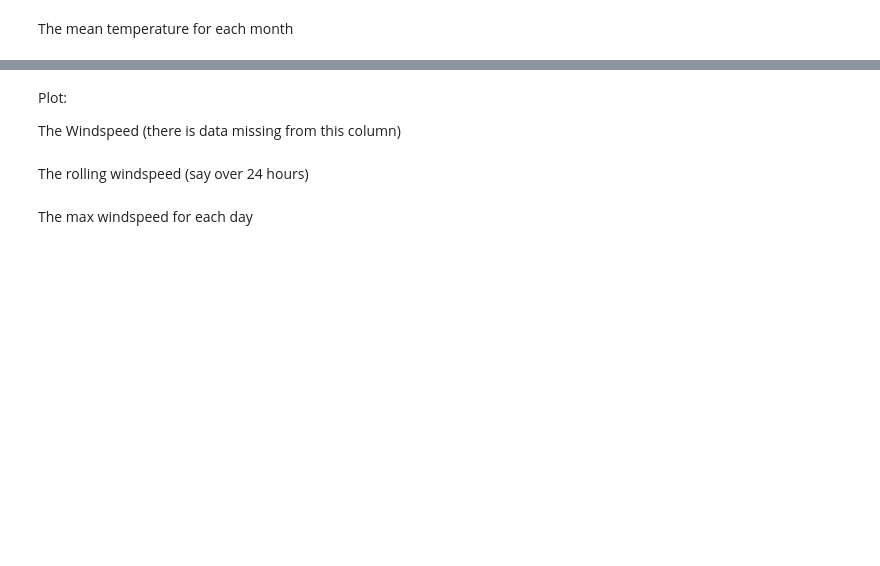
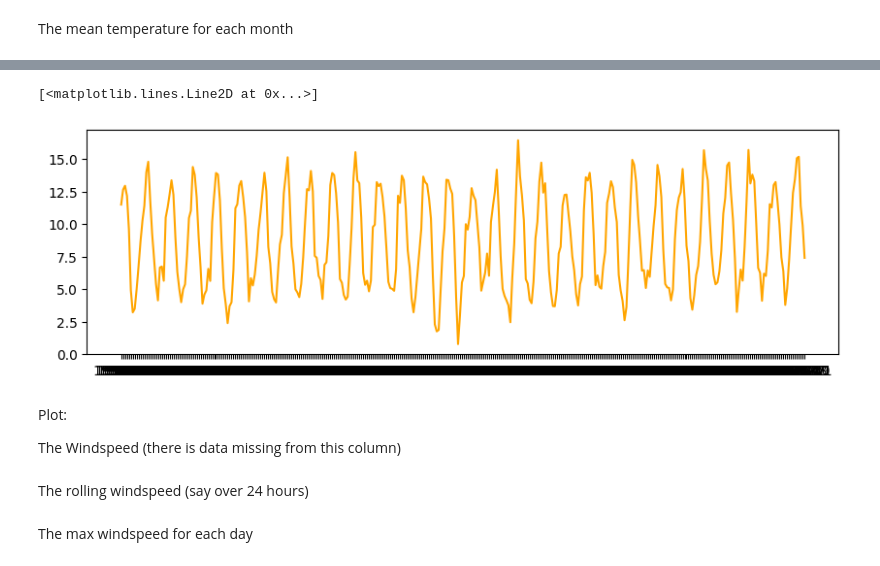
Before and after one commit to quyenphanlyons/programming-for-data-analytics, a Jupyter notebook: assignments/assignment06-weather.ipynb, the cells around one changed output, grey strips where cells are left out. Cells and saved outputs as stored; diff of their text form; code cells hidden in the pictures; blank space fills up the shorter version.

```diff
--- a/assignments/assignment06-weather.ipynb
+++ b/assignments/assignment06-weather.ipynb
@@ -61,2 +113,8 @@ The mean temperature each day
 # %% [markdown]
 The mean temperature for each month
+# %%
+#Pivot table
+df_anal1 = pd.pivot_table(df,values='temp',
+                          index='month',
+                          aggfunc='mean')
+print(df_anal1)
@@ -63,3 +137,10 @@ The mean temperature for each month
+# %%
+# Plot mean temperature each day
+plt.figure(figsize=(10,3))
+plt.plot(df_anal1.index, df_anal1["temp"], label="Monthly mean temperature", color="orange")
+# %% [output]
+[<matplotlib.lines.Line2D at 0x...>]
+[figure, added]
 # %% [markdown]
 Plot:
 
```
Also changed, not shown: parts of 6 cells of this notebook.
